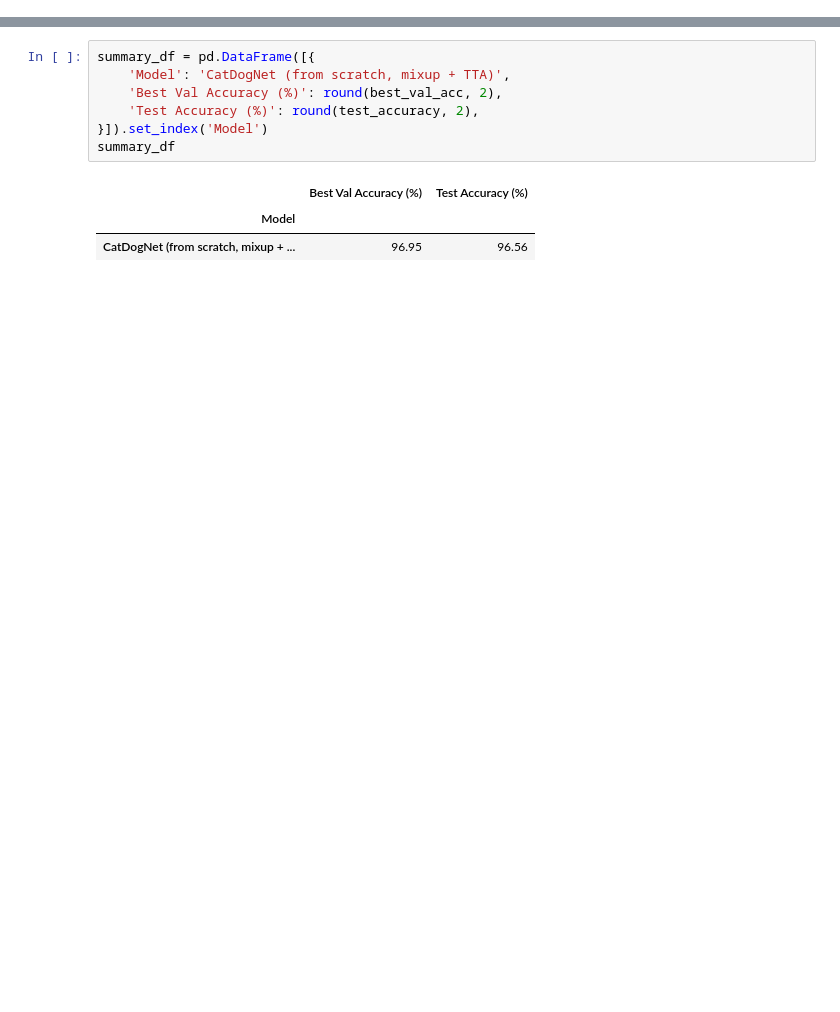
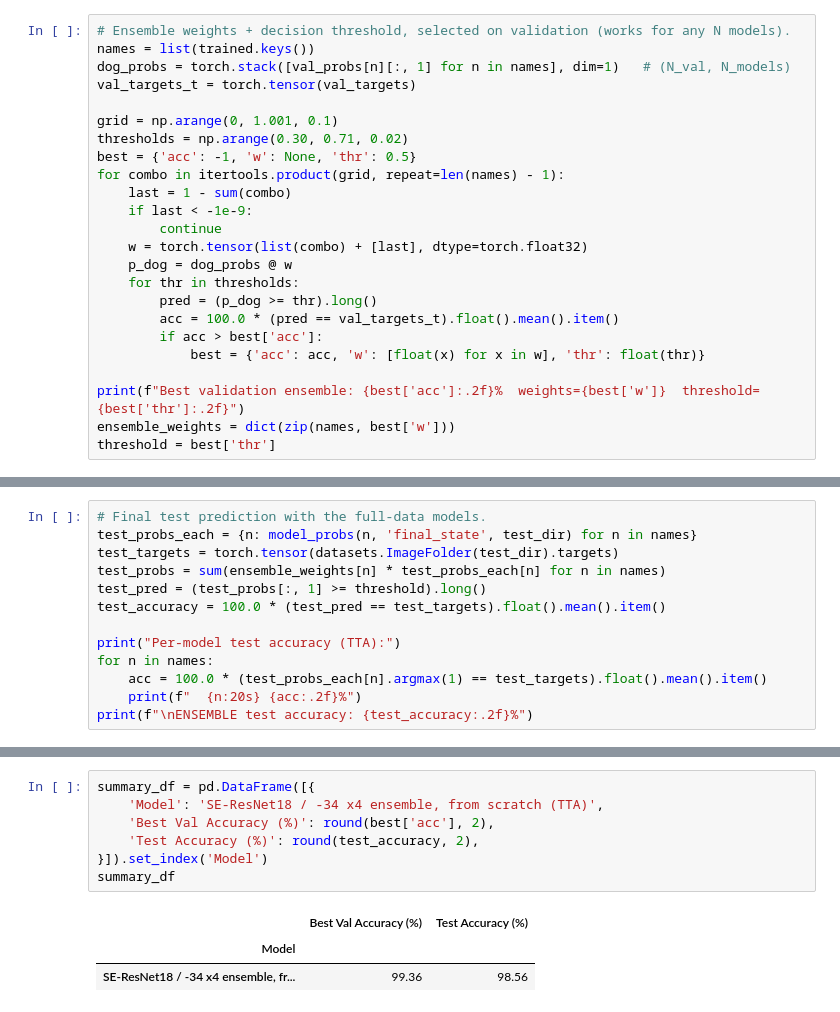
Before and after one commit to shnikita-cr/2026-MLT, a Jupyter notebook: Task_4_Part3_Morshchinin NIkita_J4133.ipynb, the cells around one changed output, grey strips where cells are left out. Cells and saved outputs as stored; diff of their text form; blank space fills up the shorter version.

Commit message:
feat: upgraded super contest model

```diff
--- a/Task_4_Part3_Morshchinin NIkita_J4133.ipynb
+++ b/Task_4_Part3_Morshchinin NIkita_J4133.ipynb
@@ -279,0 +470,24 @@ plt.show()
+# %%
+# Ensemble weights + decision threshold, selected on validation (works for any N models).
+names = list(trained.keys())
+dog_probs = torch.stack([val_probs[n][:, 1] for n in names], dim=1)   # (N_val, N_models)
+val_targets_t = torch.tensor(val_targets)
+
+grid = np.arange(0, 1.001, 0.1)
+thresholds = np.arange(0.30, 0.71, 0.02)
+best = {'acc': -1, 'w': None, 'thr': 0.5}
+for combo in itertools.product(grid, repeat=len(names) - 1):
+    last = 1 - sum(combo)
+    if last < -1e-9:
+        continue
+    w = torch.tensor(list(combo) + [last], dtype=torch.float32)
+    p_dog = dog_probs @ w
+    for thr in thresholds:
+        pred = (p_dog >= thr).long()
+        acc = 100.0 * (pred == val_targets_t).float().mean().item()
+        if acc > best['acc']:
+            best = {'acc': acc, 'w': [float(x) for x in w], 'thr': float(thr)}
+
+print(f"Best validation ensemble: {best['acc']:.2f}%  weights={best['w']}  threshold={best['thr']:.2f}")
+ensemble_weights = dict(zip(names, best['w']))
+threshold = best['thr']
@@ -279,0 +496,13 @@ plt.show()
+# %%
+# Final test prediction with the full-data models.
+test_probs_each = {n: model_probs(n, 'final_state', test_dir) for n in names}
+test_targets = torch.tensor(datasets.ImageFolder(test_dir).targets)
+test_probs = sum(ensemble_weights[n] * test_probs_each[n] for n in names)
+test_pred = (test_probs[:, 1] >= threshold).long()
+test_accuracy = 100.0 * (test_pred == test_targets).float().mean().item()
+
+print("Per-model test accuracy (TTA):")
+for n in names:
+    acc = 100.0 * (test_probs_each[n].argmax(1) == test_targets).float().mean().item()
+    print(f"  {n:20s} {acc:.2f}%")
+print(f"\nENSEMBLE test accuracy: {test_accuracy:.2f}%")
@@ -280,11 +536,11 @@ plt.show()
 # %%
 summary_df = pd.DataFrame([{
-    'Model': 'CatDogNet (from scratch, mixup + TTA)',
-    'Best Val Accuracy (%)': round(best_val_acc, 2),
+    'Model': 'SE-ResNet18 / -34 x4 ensemble, from scratch (TTA)',
+    'Best Val Accuracy (%)': round(best['acc'], 2),
     'Test Accuracy (%)': round(test_accuracy, 2),
 }]).set_index('Model')
 summary_df
 # %% [output]
 |  | Best Val Accuracy (%) | Test Accuracy (%) |
 | Model |  |  |
-| CatDogNet (from scratch, mixup + ... | 96.95 | 96.56 |
+| SE-ResNet18 / -34 x4 ensemble, fr... | 99.36 | 98.56 |
```
Also changed, not shown: parts of 21 cells of this notebook, 1 other file.
